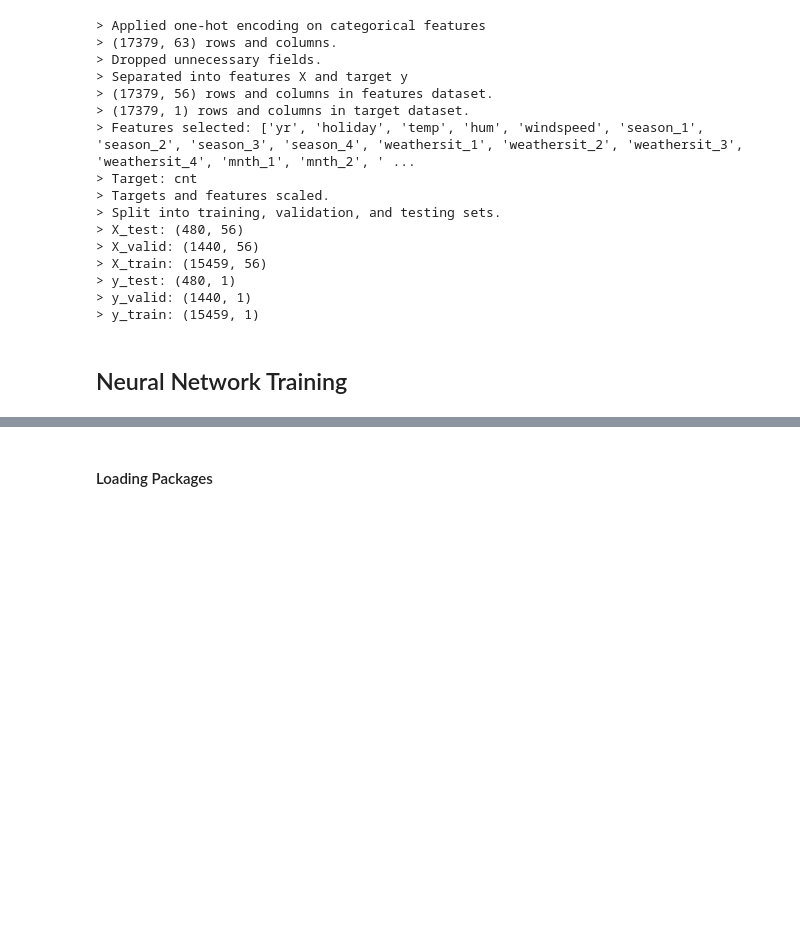
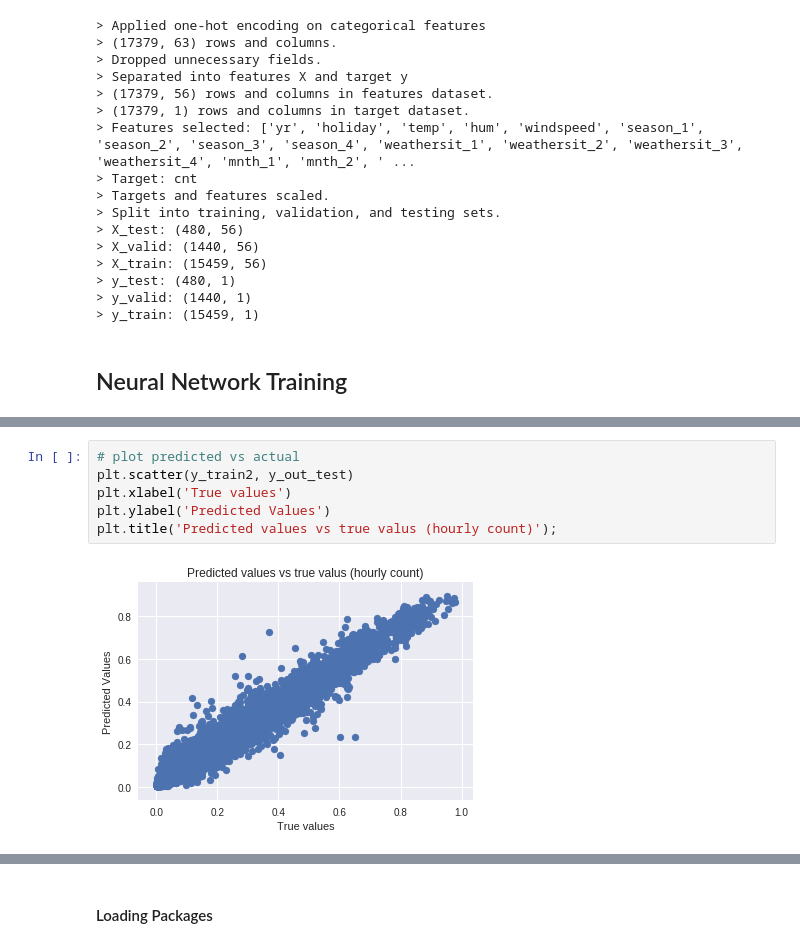
Before and after one commit to PrinceJavier/bikesharing-count-prediction-NN, a Jupyter notebook: SLT4a-DL-Lab-1.ipynb, the cells around one changed output, grey strips where cells are left out. Cells and saved outputs as stored; diff of their text form; blank space fills up the shorter version.

```diff
--- a/SLT4a-DL-Lab-1.ipynb
+++ b/SLT4a-DL-Lab-1.ipynb
@@ -657,0 +692,8 @@ The history saving thread hit an unexpected error (OperationalError('disk I/O er
+# %%
+# plot predicted vs actual
+plt.scatter(y_train2, y_out_test)
+plt.xlabel('True values')
+plt.ylabel('Predicted Values')
+plt.title('Predicted values vs true valus (hourly count)');
+# %% [output]
+[figure, added]
```
Also changed, not shown: parts of 16 cells of this notebook.
